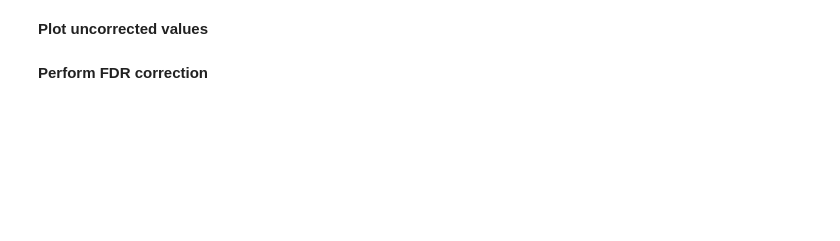
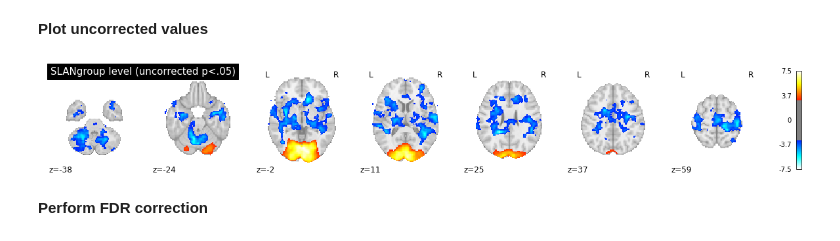
Before and after one commit to PuddleJumper2018/rsa-tutorial, a Jupyter notebook: rsa_searchlight/rsa_tutorial.ipynb, the cells around one changed output. Saved outputs shown, nothing was run; the diff lists cells and outputs as text; code cells hidden in the pictures; blank space fills up the shorter version.

```diff
--- a/rsa_searchlight/rsa_tutorial.ipynb
+++ b/rsa_searchlight/rsa_tutorial.ipynb
@@ -217,7 +251,7 @@ for i in range(len(subs_dir)):
 typy = 0
 typt = 'LLF'
 # model name
-model_name = 'AlexNet'
+model_name = 'AN'
 # if filename is different
 another_name = model_name
 
@@ -227,7 +261,7 @@ n_samples = 34
 # For dCNN ONLY: layer number
 layer = '10'
 # if using dCNN models =1 else keep 0
-dCNN = 1
+dCNN = 0
 if dCNN == 1:
     print(model_name+layer)
 else:
@@ -267,13 +305,15 @@ print(model_name+' done deal!')
 **Plot uncorrected values**
 # %%
 # threshold the second level contrast at uncorrected p < 0.05 and plot it.
-p_val = 0.05
+p_val = 0.001
 p001_unc = norm.isf(p_val)
 display = plotting.plot_stat_map(
     z_map, threshold=p001_unc, colorbar=True, display_mode='z',
     title='SL'+model_name+'group level (uncorrected p<.05)')
 # plot the results:
 plotting.show()
+# %% [output]
+[figure, added]
 # %% [markdown]
 **Perform FDR correction**
 # %%
```
Also changed, not shown: parts of 7 cells of this notebook, 1 other file.
